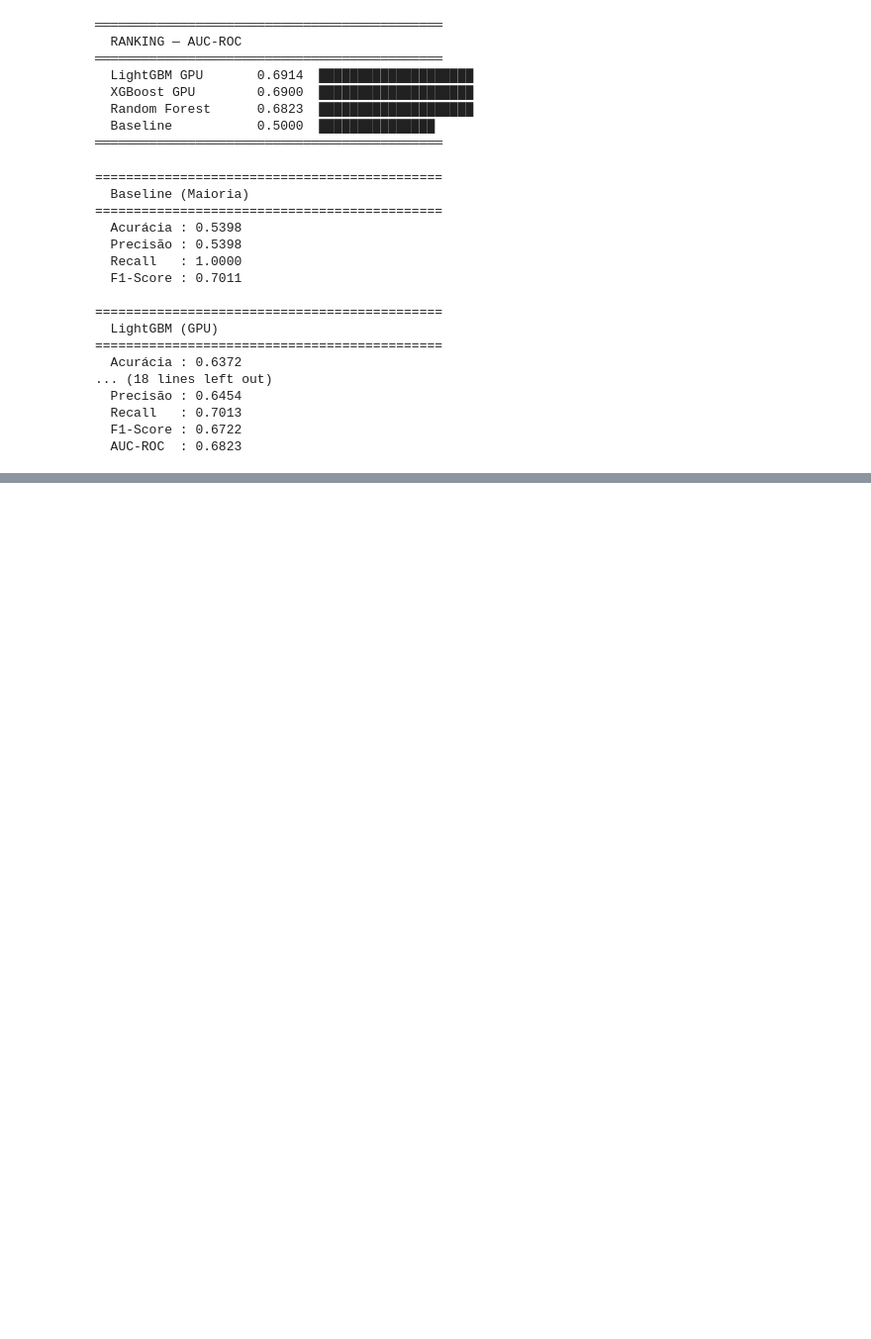
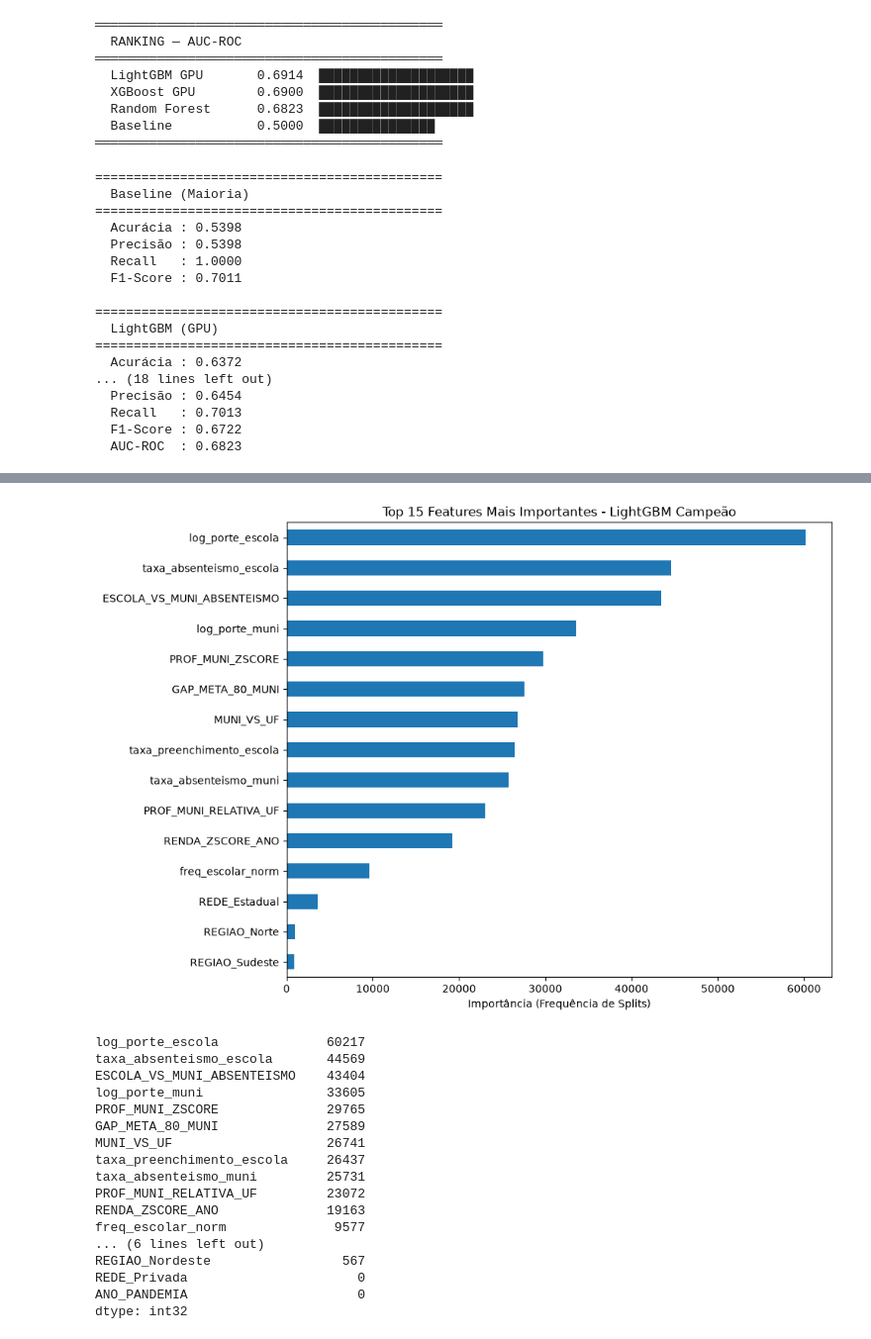
Before and after one commit to LucasRuizMartins/fiap_tech_challenge_03, a Jupyter notebook: notebooks/01 - pipeline.ipynb, the cells around one changed output, grey strips where cells are left out. Shown at 99% size. Cells and saved outputs as stored; diff of their text form; code cells hidden in the pictures; blank space fills up the shorter version.

Commit message:
modelo 2 treinado

```diff
--- a/notebooks/01 - pipeline.ipynb
+++ b/notebooks/01 - pipeline.ipynb
@@ -893,5 +925,5 @@ Index(['NU_ANO_AVALIACAO', 'CO_UF', 'CO_MUNICIPIO', 'ID_ESCOLA',
 # %%
-df_modelo_2 = carregar_parquet_s3(s3_client=s3,bucket=BUCKET,nome_tabela="tabela_modelo_v2",subpasta="modelo")
+df_modelo = carregar_parquet_s3(s3_client=s3,bucket=BUCKET,nome_tabela="tabela_modelo_v2",subpasta="modelo")
 # %% [output]
 Lendo: s3://postech-challenge-datascience-003/gold/modelo/tabela_modelo_v2.parquet
 # %%
@@ -998,18 +1017,9 @@ ESCOLA_VS_MUNI_ABSENTEISMO      628
 ANO_PANDEMIA                      0
 dtype: int64
 # %%
-# ══════════════════════════════════════════════════════════════════
-# IMPUTAÇÃO INTELIGENTE — Baseada no significado de cada feature
-# ══════════════════════════════════════════════════════════════════
-
 # PROF_MUNI_ZSCORE = 0
 # → Municípios sem dado SAEB assumem proficiência igual à média nacional
 df_modelo["PROF_MUNI_ZSCORE"] = df_modelo["PROF_MUNI_ZSCORE"].fillna(0.0)
-
-# GAP_META_80_MUNI = mediana nacional do gap
-# → Municípios sem dado assumem o gap típico do país
-mediana_gap = df_modelo["GAP_META_80_MUNI"].median()
-df_modelo["GAP_META_80_MUNI"] = df_modelo["GAP_META_80_MUNI"].fillna(mediana_gap)
 
 # MUNI_VS_UF = 0
 # → Municípios sem dado estadual assumem que estão igual ao seu estado (neutro)
@@ -1024,10 +1034,9 @@ df_modelo["PROF_MUNI_RELATIVA_UF"] = df_modelo["PROF_MUNI_RELATIVA_UF"].fillna(1
 df_modelo["ESCOLA_VS_MUNI_ABSENTEISMO"] = df_modelo["ESCOLA_VS_MUNI_ABSENTEISMO"].fillna(0.0)
 
 # ── Verificação final ─────────────────────────────────────────────
-novas = ["PROF_MUNI_ZSCORE", "GAP_META_80_MUNI", "MUNI_VS_UF",
+novas = ["PROF_MUNI_ZSCORE", "MUNI_VS_UF",
          "PROF_MUNI_RELATIVA_UF", "ESCOLA_VS_MUNI_ABSENTEISMO", "ANO_PANDEMIA"]
 
-print("📊 Nulos após imputação:")
+print(" Nulos após imputação:")
 print(df_modelo[novas].isna().sum())
-print(f"\n✅ Mediana usada no GAP_META_80_MUNI: {mediana_gap:.2f} p.p.")
 # %% [output]
@@ -1044,7 +1052,4 @@ dtype: int64
 # %%
-
-
-
 features = [
     # TARGET
     "IN_ALFABETIZADO",
@@ -1060,7 +1065,7 @@ features = [
 
     # 🆕 Contexto SAEB Municipal e Estadual
     "PROF_MUNI_ZSCORE",
-    "GAP_META_80_MUNI",
+
     "MUNI_VS_UF",
     "PROF_MUNI_RELATIVA_UF",
     "ESCOLA_VS_MUNI_ABSENTEISMO",
@@ -1405,0 +1407,39 @@ Training until validation scores don't improve for 40 rounds
+# %%
+# Usa diretamente os nomes das features do modelo treinado
+nomes_features = getattr(
+    modelo_lgbm_profundo, "feature_name_", X_train.columns
+)
+
+importancias = pd.Series(
+    modelo_lgbm_profundo.feature_importances_, index=nomes_features
+).sort_values(ascending=False)
+
+plt.figure(figsize=(10, 7))
+importancias.head(15).plot(kind="barh", color="#1f77b4")
+plt.gca().invert_yaxis()
+plt.title("Top 15 Features Mais Importantes - LightGBM Campeão")
+plt.xlabel("Importância (Frequência de Splits)")
+plt.tight_layout()
+plt.show()
+
+# Exibir os valores exatos em texto
+print(importancias)
+# %% [output]
+[figure, added]
+log_porte_escola              60217
+taxa_absenteismo_escola       44569
+ESCOLA_VS_MUNI_ABSENTEISMO    43404
+log_porte_muni                33605
+PROF_MUNI_ZSCORE              29765
+GAP_META_80_MUNI              27589
+MUNI_VS_UF                    26741
+taxa_preenchimento_escola     26437
+taxa_absenteismo_muni         25731
+PROF_MUNI_RELATIVA_UF         23072
+RENDA_ZSCORE_ANO              19163
+freq_escolar_norm              9577
+... (6 lines left out)
+REGIAO_Nordeste                 567
+REDE_Privada                      0
+ANO_PANDEMIA                      0
+dtype: int32
```
Also changed, not shown: parts of 57 cells of this notebook, 4 other files.
